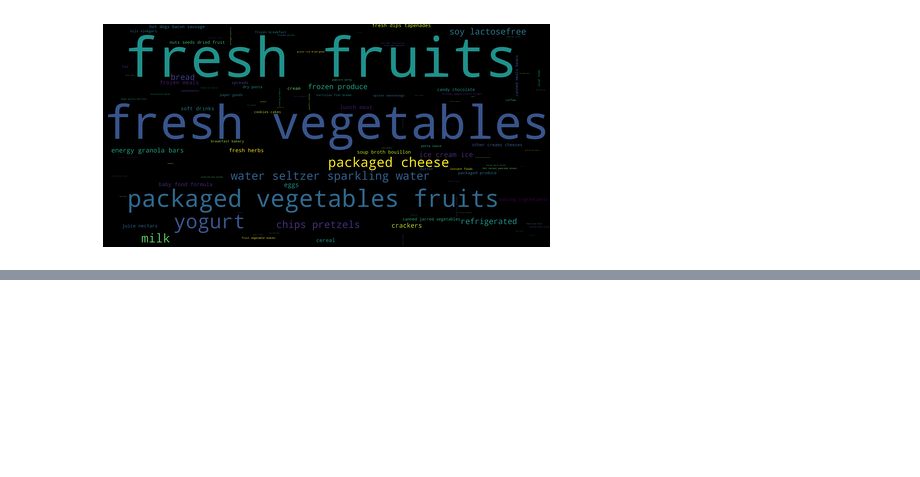
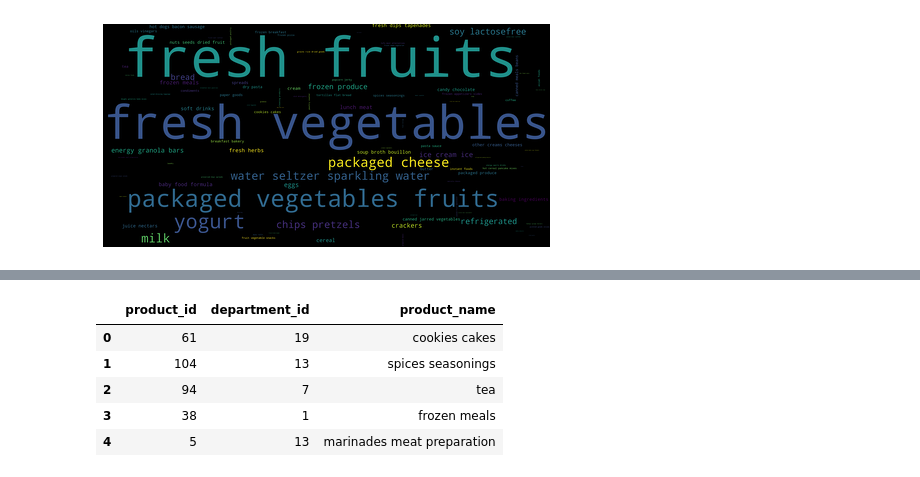
Before and after one commit to LorenzoPigozzi/Business_Cases, a Jupyter notebook: Case 3/BC3-Phuc.ipynb, the cells around one changed output, grey strips where cells are left out. Saved outputs shown, nothing was run; the diff lists cells and outputs as text; code cells hidden in the pictures; blank space fills up the shorter version.

```diff
--- a/Case 3/BC3-Phuc.ipynb
+++ b/Case 3/BC3-Phuc.ipynb
@@ -157,0 +169,10 @@ plt.show()
+# %%
+# Import product label mapping
+df_products.head()
+# %% [output]
+|  | product_id | department_id | product_name |
+| 0 | 61 | 19 | cookies cakes |
+| 1 | 104 | 13 | spices seasonings |
+| 2 | 94 | 7 | tea |
+| 3 | 38 | 1 | frozen meals |
+| 4 | 5 | 13 | marinades meat preparation |
```
Also changed, not shown: parts of 10 cells of this notebook.
